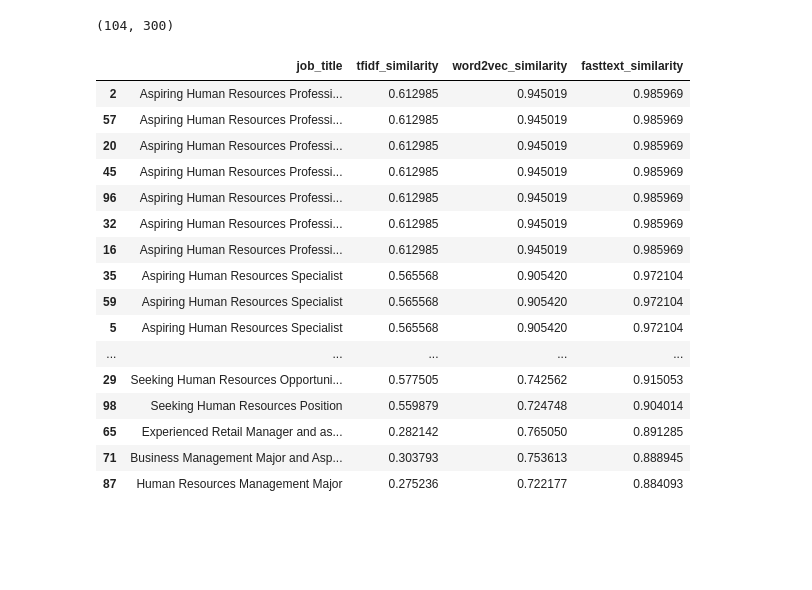
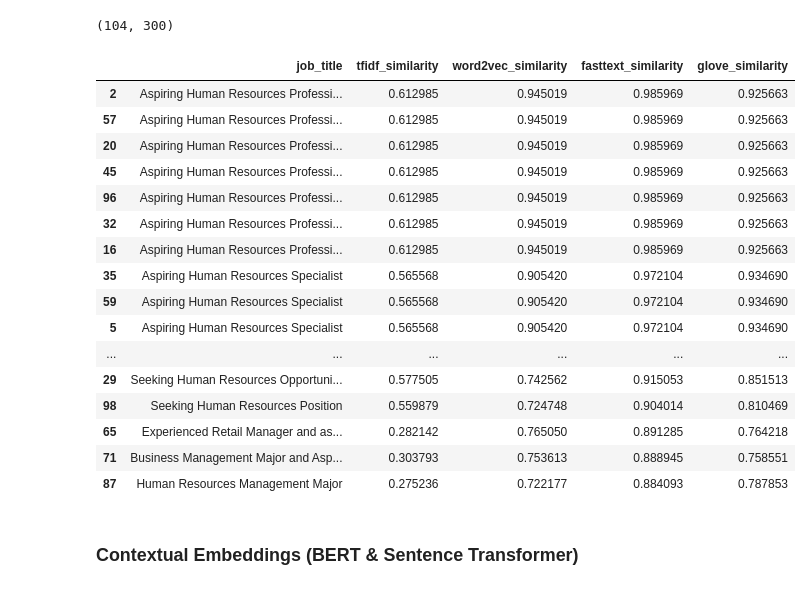
Before and after one commit to DillonR03/Potential-Talents-Candidate-Ranking-Model, a Jupyter notebook: PotentialTalentsNotebook.ipynb, the cells around one changed output. Saved outputs shown, nothing was run; the diff lists cells and outputs as text; code cells hidden in the pictures; blank space fills up the shorter version.

Commit message:
GloVe, BERT and SentenceTransformer Added
GloVe text embedding added, BERT and SentenceTransformer initialised for project. Comments to be added.

```diff
--- a/PotentialTalentsNotebook.ipynb
+++ b/PotentialTalentsNotebook.ipynb
@@ -317,0 +339,6 @@ plt.show()
+# %%
+glove_candidate_vectors = np.vstack(
+    df["job_title"].apply(
+        lambda x: get_glove_vector(x, glove)
+    )
+)
@@ -317,0 +349,22 @@ plt.show()
+# %%
+search_query = "Aspiring Human Resources"
+
+glove_query_vector = get_glove_vector(
+    search_query,
+    glove
+).reshape(1, -1)
+# %%
+glove_scores = cosine_similarity(
+    glove_candidate_vectors,
+    glove_query_vector
+).flatten()
+
+df["glove_similarity"] = glove_scores
+
+glove_ranked = (
+    df.sort_values(
+        "glove_similarity",
+        ascending=False
+    )
+    .reset_index(drop=True)
+)
@@ -318,5 +396,7 @@ plt.show()
 # %% [markdown]
 ### Word2Vec
+# %%
+w2v = load("word2vec-google-news-300")
 # %%
 def get_document_vector(text, model):
     words = word_tokenize(text.lower())
@@ -468,39 +546,42 @@ fasttext_ranked = (
 # %%
 df.rename(
     columns={
         "similarity_score": "tfidf_similarity"
     },
     inplace=True
 )
 
 comparison = df[
     [
         "job_title",
         "tfidf_similarity",
         "word2vec_similarity",
-        "fasttext_similarity"
+        "fasttext_similarity",
+        "glove_similarity"
     ]
 ].sort_values(
     "fasttext_similarity",
     ascending=False
 )
 
 comparison.head(20)
 # %% [output]
-|  | job_title | tfidf_similarity | word2vec_similarity | fasttext_similarity |
-| 2 | Aspiring Human Resources Professi... | 0.612985 | 0.945019 | 0.985969 |
-| 57 | Aspiring Human Resources Professi... | 0.612985 | 0.945019 | 0.985969 |
-| 20 | Aspiring Human Resources Professi... | 0.612985 | 0.945019 | 0.985969 |
-| 45 | Aspiring Human Resources Professi... | 0.612985 | 0.945019 | 0.985969 |
-| 96 | Aspiring Human Resources Professi... | 0.612985 | 0.945019 | 0.985969 |
-| 32 | Aspiring Human Resources Professi... | 0.612985 | 0.945019 | 0.985969 |
-| 16 | Aspiring Human Resources Professi... | 0.612985 | 0.945019 | 0.985969 |
-| 35 | Aspiring Human Resources Specialist | 0.565568 | 0.905420 | 0.972104 |
-| 59 | Aspiring Human Resources Specialist | 0.565568 | 0.905420 | 0.972104 |
-| 5 | Aspiring Human Resources Specialist | 0.565568 | 0.905420 | 0.972104 |
-| ... | ... | ... | ... | ... |
-| 29 | Seeking Human Resources Opportuni... | 0.577505 | 0.742562 | 0.915053 |
-| 98 | Seeking Human Resources Position | 0.559879 | 0.724748 | 0.904014 |
-| 65 | Experienced Retail Manager and as... | 0.282142 | 0.765050 | 0.891285 |
-| 71 | Business Management Major and Asp... | 0.303793 | 0.753613 | 0.888945 |
-| 87 | Human Resources Management Major | 0.275236 | 0.722177 | 0.884093 |
+|  | job_title | tfidf_similarity | word2vec_similarity | fasttext_similarity | glove_similarity |
+| 2 | Aspiring Human Resources Professi... | 0.612985 | 0.945019 | 0.985969 | 0.925663 |
+| 57 | Aspiring Human Resources Professi... | 0.612985 | 0.945019 | 0.985969 | 0.925663 |
+| 20 | Aspiring Human Resources Professi... | 0.612985 | 0.945019 | 0.985969 | 0.925663 |
+| 45 | Aspiring Human Resources Professi... | 0.612985 | 0.945019 | 0.985969 | 0.925663 |
+| 96 | Aspiring Human Resources Professi... | 0.612985 | 0.945019 | 0.985969 | 0.925663 |
+| 32 | Aspiring Human Resources Professi... | 0.612985 | 0.945019 | 0.985969 | 0.925663 |
+| 16 | Aspiring Human Resources Professi... | 0.612985 | 0.945019 | 0.985969 | 0.925663 |
+| 35 | Aspiring Human Resources Specialist | 0.565568 | 0.905420 | 0.972104 | 0.934690 |
+| 59 | Aspiring Human Resources Specialist | 0.565568 | 0.905420 | 0.972104 | 0.934690 |
+| 5 | Aspiring Human Resources Specialist | 0.565568 | 0.905420 | 0.972104 | 0.934690 |
+| ... | ... | ... | ... | ... | ... |
+| 29 | Seeking Human Resources Opportuni... | 0.577505 | 0.742562 | 0.915053 | 0.851513 |
+| 98 | Seeking Human Resources Position | 0.559879 | 0.724748 | 0.904014 | 0.810469 |
+| 65 | Experienced Retail Manager and as... | 0.282142 | 0.765050 | 0.891285 | 0.764218 |
+| 71 | Business Management Major and Asp... | 0.303793 | 0.753613 | 0.888945 | 0.758551 |
+| 87 | Human Resources Management Major | 0.275236 | 0.722177 | 0.884093 | 0.787853 |
+# %% [markdown]
+### Contextual Embeddings (BERT & Sentence Transformer)
```
Also changed, not shown: parts of 23 cells of this notebook.
